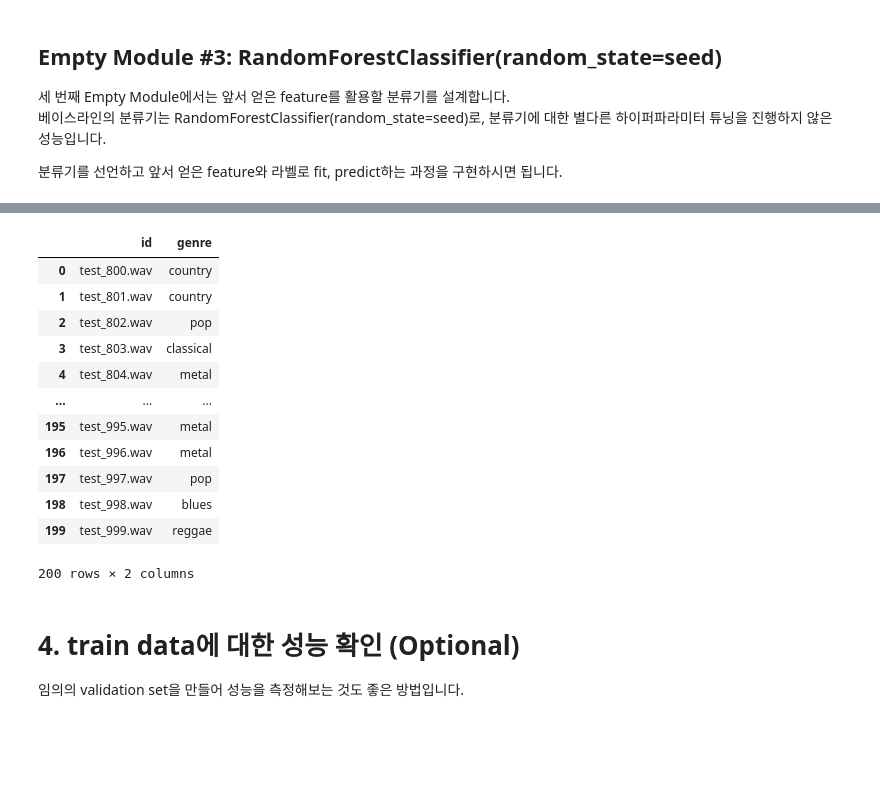
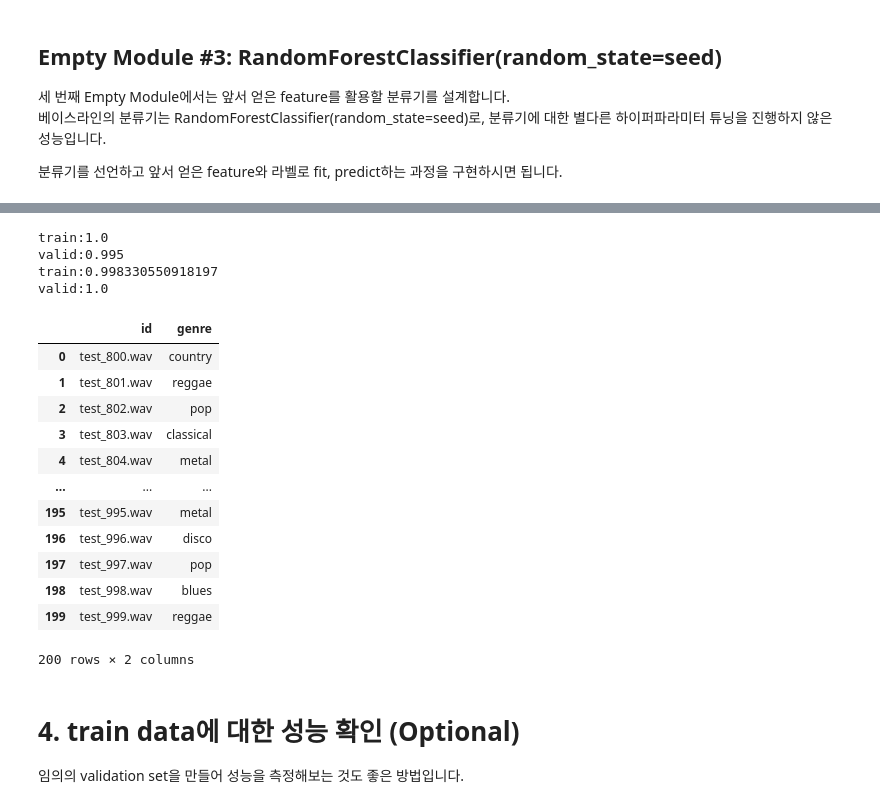
Before and after one commit to yblee1223/ML_term-project, a Jupyter notebook: src/kaggle/2023-ml-tp-music-19011810.ipynb, the cells around one changed output, grey strips where cells are left out. Drawn from its saved outputs; the diff is of its cells as text; code cells hidden in the pictures; blank space fills up the shorter version.

```diff
--- a/src/kaggle/2023-ml-tp-music-19011810.ipynb
+++ b/src/kaggle/2023-ml-tp-music-19011810.ipynb
@@ -293,32 +360,6 @@ y_train = le.fit_transform(y_train)
-# %%
-# dictionary에 담겨 있던 feature들을 테스트에 사용하기 위해 list에 담아줍니다.
-
-x_test = []
-
-for key in test_data.keys():
-    x_test.append(test_data[key]['features'])
-
-x_test = np.asarray(x_test) # (200, feature_size)
 # %% [markdown]
 ## Empty Module #3: RandomForestClassifier(random_state=seed)
 세 번째 Empty Module에서는 앞서 얻은 feature를 활용할 분류기를 설계합니다.
 베이스라인의 분류기는 RandomForestClassifier(random_state=seed)로, 분류기에 대한 별다른 하이퍼파라미터 튜닝을 진행하지 않은 성능입니다.
 
 분류기를 선언하고 앞서 얻은 feature와 라벨로 fit, predict하는 과정을 구현하시면 됩니다.
-# %%
-from sklearn.model_selection import GridSearchCV
-from sklearn.ensemble import RandomForestClassifier
-
-params = { 'n_estimators' : [10, 100],
-           'max_depth' : [6, 8, 10, 12],
-           'min_samples_leaf' : [8, 12, 18],
-           'min_samples_split' : [8, 16, 20]
-            }
-
-# RandomForestClassifier 객체 생성 후 GridSearchCV 수행
-rf_clf = RandomForestClassifier(random_state = seed, n_jobs = -1)
-grid_cv = GridSearchCV(rf_clf, param_grid = params, cv = 3, n_jobs = -1)
-grid_cv.fit(x_train, y_train)
-
-print('최적 하이퍼 파라미터: ', grid_cv.best_params_)
-print('최고 예측 정확도: {:.4f}'.format(grid_cv.best_score_))
@@ -328,9 +392,25 @@ print('최고 예측 정확도: {:.4f}'.format(grid_cv.best_score_))
+# %%
+model1 = RandomForestClassifier(random_state=seed, n_estimators=300)
+model1.fit(x_train, y_train)
+
+print("train:{}".format(model1.score(X_train, Y_train)))
+print("valid:{}".format(model1.score(X_valid, Y_valid)))
+
+model2 = RandomForestClassifier(random_state=seed)
+model2.fit(x_train, y_train)
+
+print("train:{}".format(model2.score(X_train, Y_train)))
+print("valid:{}".format(model2.score(X_valid, Y_valid)))
+# %% [output]
+train:1.0
+valid:0.995
+train:0.998330550918197
+valid:1.0
 # %%
-# Empty Module #3
 from sklearn.ensemble import RandomForestClassifier
 
 # 분류기 선언
-rfc = RandomForestClassifier(random_state=seed, max_depth=8, min_samples_leaf=8, min_samples_split=8, n_estimators=100)
+rfc = RandomForestClassifier(random_state=seed,  n_estimators=292)
 
 # 분류기 fit
 rfc.fit(x_train, y_train)
@@ -339,18 +419,18 @@ rfc.fit(x_train, y_train)
 pred_rfc = rfc.predict(x_test)
 # %%
 submit['genre'] = le.inverse_transform(pred_rfc)
-submit.to_csv(f'{domain}_feature_baseline.csv', index=False)
+submit.to_csv('PCA_40L_all_features_params_292.csv', index=False)
 submit
 # %% [output]
 |  | id | genre |
 | 0 | test_800.wav | country |
-| 1 | test_801.wav | country |
+| 1 | test_801.wav | reggae |
 | 2 | test_802.wav | pop |
 | 3 | test_803.wav | classical |
 | 4 | test_804.wav | metal |
 | ... | ... | ... |
 | 195 | test_995.wav | metal |
-| 196 | test_996.wav | metal |
+| 196 | test_996.wav | disco |
 | 197 | test_997.wav | pop |
 | 198 | test_998.wav | blues |
 | 199 | test_999.wav | reggae |
```
Also changed, not shown: parts of 23 cells of this notebook, 15 other files.
